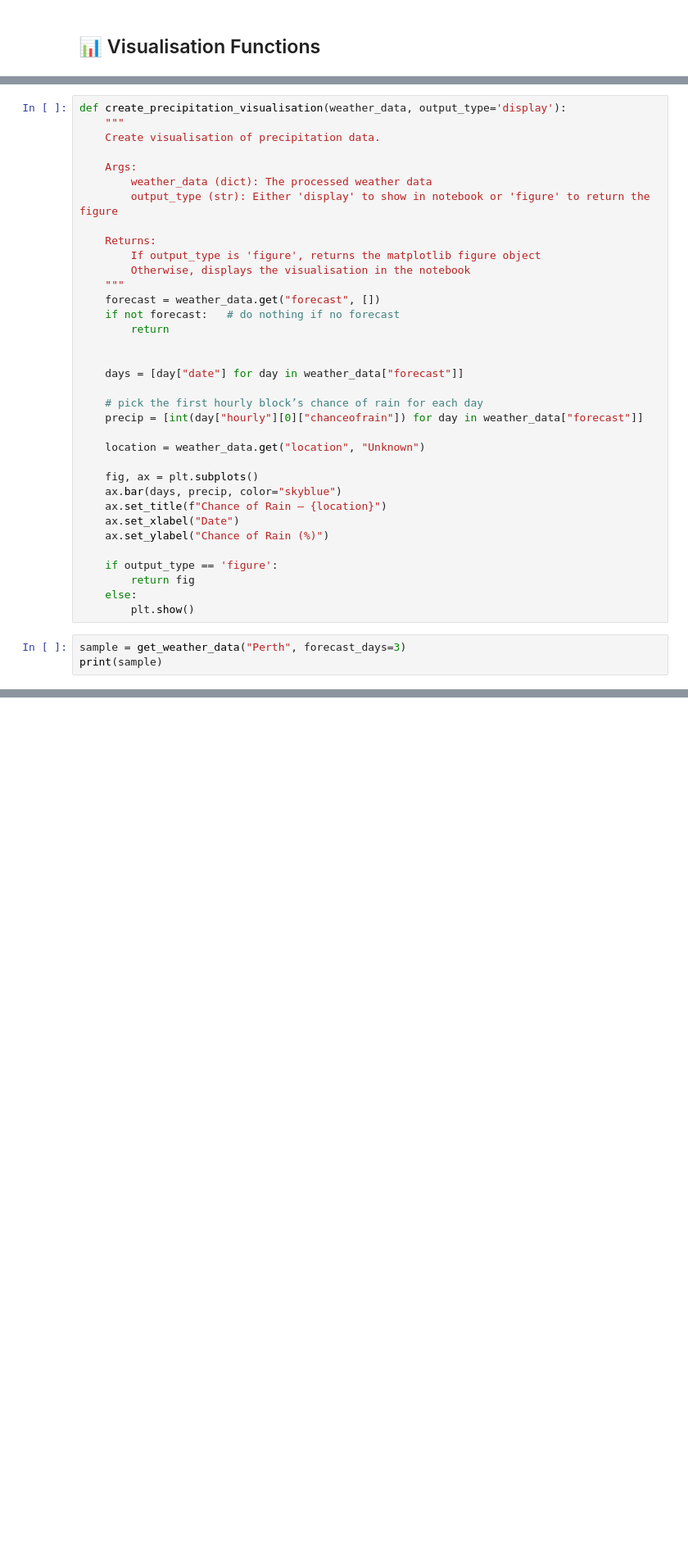
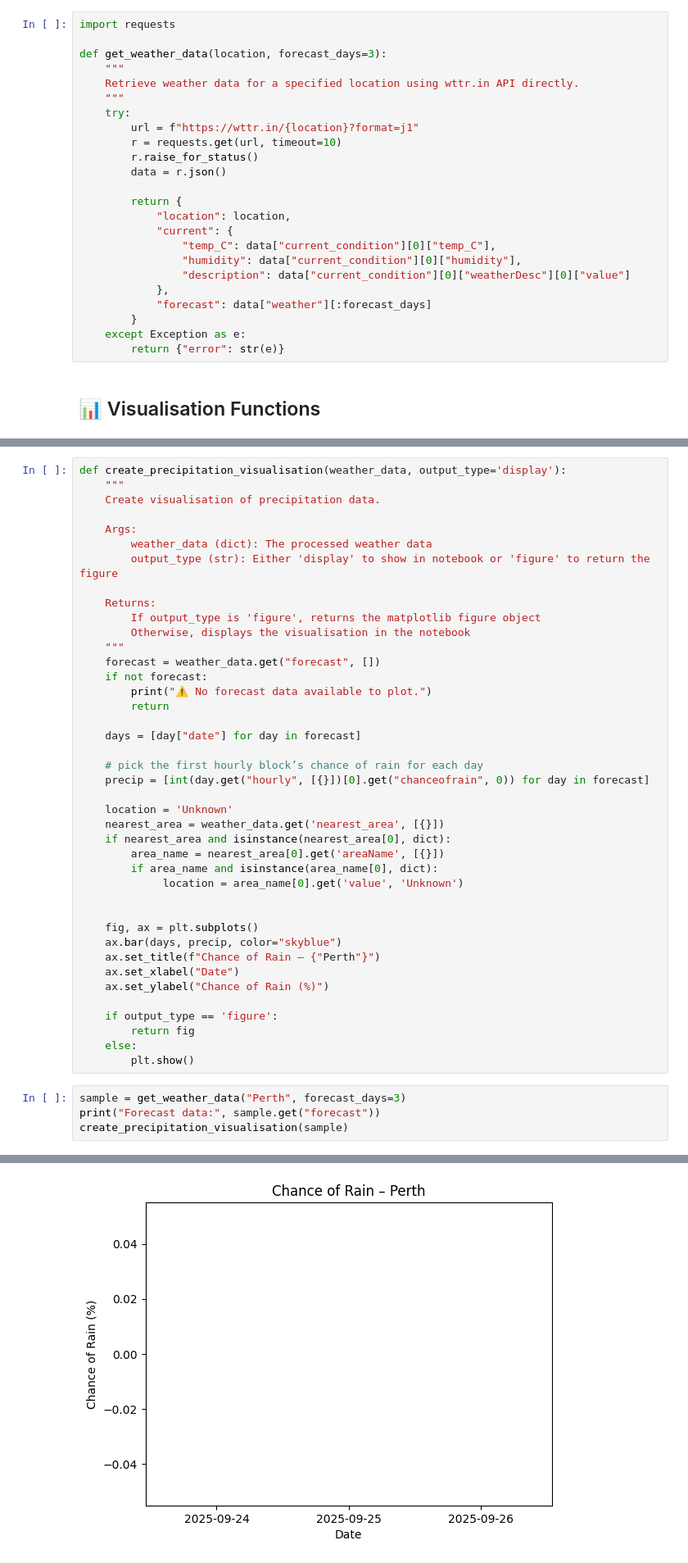
Before and after one commit to Yarida-nes/weatherwise-Yarida-Kaewthong, a Jupyter notebook: starter_notebook.ipynb, the cells around one changed output, grey strips where cells are left out. Shown: that part at 82% size. Drawn from its saved outputs; the diff is of its cells as text; blank space fills up the shorter version.

```diff
--- a/starter_notebook.ipynb
+++ b/starter_notebook.ipynb
@@ -124,6 +127,30 @@ def get_weather_data(location, forecast_days=5):
 
     except Exception as e:
         return {"error": str(e)}
+# %%
+import requests
+
+def get_weather_data(location, forecast_days=3):
+    """
+    Retrieve weather data for a specified location using wttr.in API directly.
+    """
+    try:
+        url = f"https://wttr.in/{location}?format=j1"
+        r = requests.get(url, timeout=10)
+        r.raise_for_status()
+        data = r.json()
+
+        return {
+            "location": location,
+            "current": {
+                "temp_C": data["current_condition"][0]["temp_C"],
+                "humidity": data["current_condition"][0]["humidity"],
+                "description": data["current_condition"][0]["weatherDesc"][0]["value"]
+            },
+            "forecast": data["weather"][:forecast_days]
+        }
+    except Exception as e:
+        return {"error": str(e)}
 # %% [markdown]
 ## 📊 Visualisation Functions
 # %%
@@ -176,20 +223,26 @@ def create_precipitation_visualisation(weather_data, output_type='display'):
         Otherwise, displays the visualisation in the notebook
     """
     forecast = weather_data.get("forecast", [])
-    if not forecast:   # do nothing if no forecast
+    if not forecast:
+        print("⚠️ No forecast data available to plot.")
         return
 
-
-    days = [day["date"] for day in weather_data["forecast"]]
+    days = [day["date"] for day in forecast]
 
     # pick the first hourly block’s chance of rain for each day
-    precip = [int(day["hourly"][0]["chanceofrain"]) for day in weather_data["forecast"]]
+    precip = [int(day.get("hourly", [{}])[0].get("chanceofrain", 0)) for day in forecast]
 
-    location = weather_data.get("location", "Unknown")
+    location = 'Unknown'
+    nearest_area = weather_data.get('nearest_area', [{}])
+    if nearest_area and isinstance(nearest_area[0], dict):
+        area_name = nearest_area[0].get('areaName', [{}])
+        if area_name and isinstance(area_name[0], dict):
+             location = area_name[0].get('value', 'Unknown')
+
 
     fig, ax = plt.subplots()
     ax.bar(days, precip, color="skyblue")
-    ax.set_title(f"Chance of Rain – {location}")
+    ax.set_title(f"Chance of Rain – {"Perth"}")
     ax.set_xlabel("Date")
     ax.set_ylabel("Chance of Rain (%)")
 
@@ -199,5 +252,6 @@ def create_precipitation_visualisation(weather_data, output_type='display'):
         plt.show()
 # %%
 sample = get_weather_data("Perth", forecast_days=3)
-print(sample)
+print("Forecast data:", sample.get("forecast"))
+create_precipitation_visualisation(sample)
 # %% [output]
@@ -206,0 +259 @@ print(sample)
+[figure, added]
```
Also changed, not shown: parts of 8 cells of this notebook.
